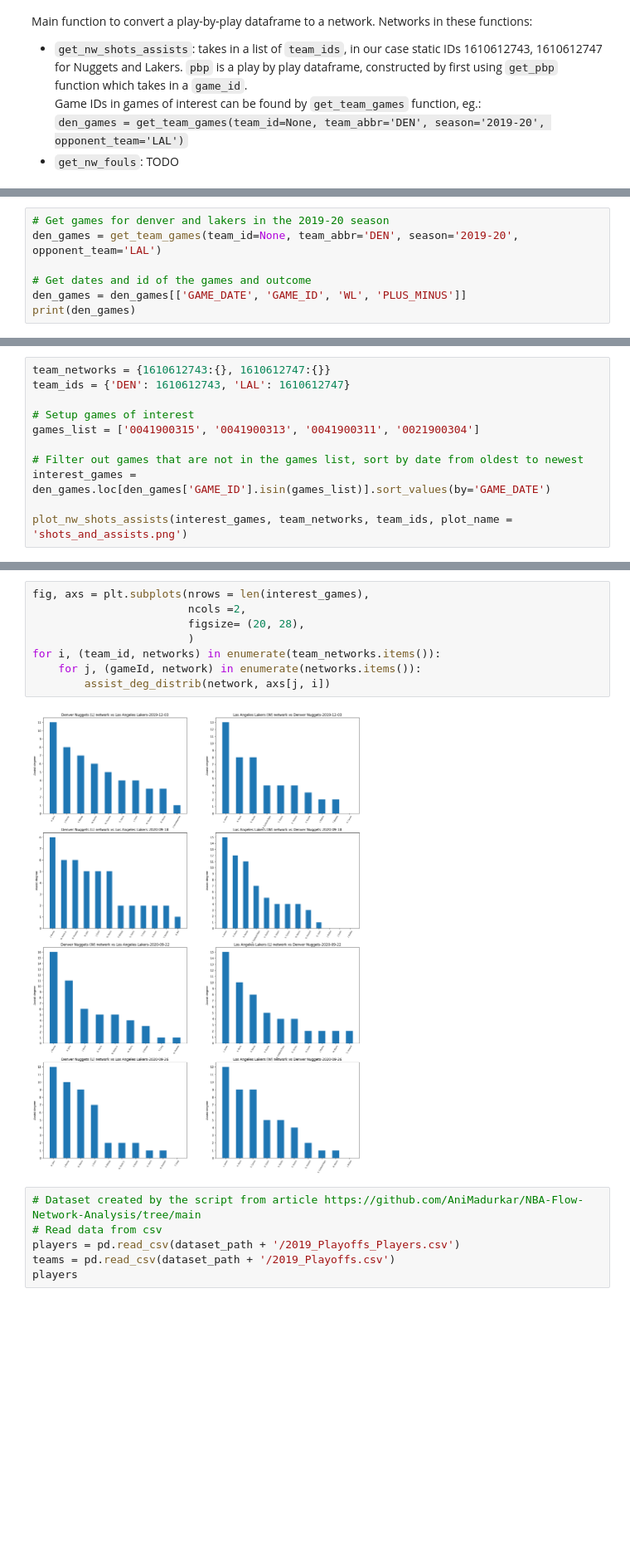
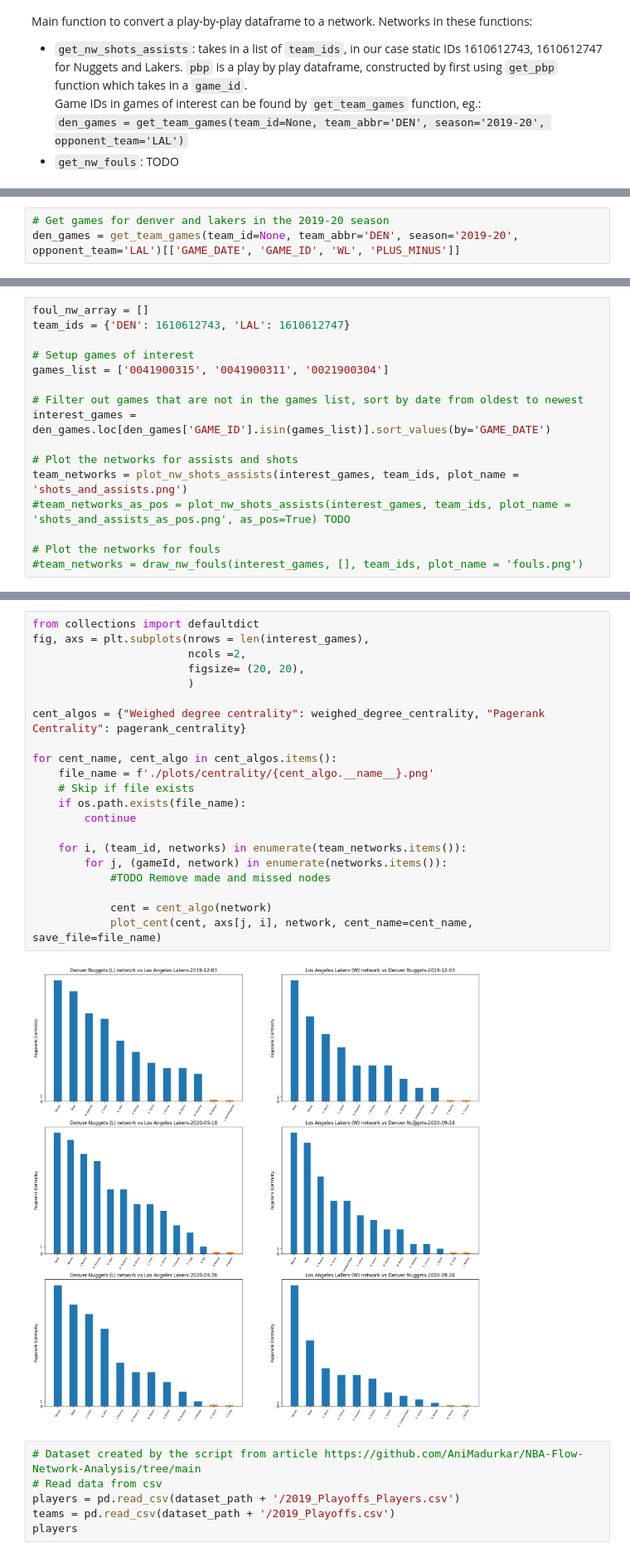
Before and after one commit to ZanKorosak/INAProject, a Jupyter notebook: main.ipynb, the cells around one changed output, grey strips where cells are left out. Shown at 83% size. Saved outputs shown, nothing was run; the diff lists cells and outputs as text; blank space fills up the shorter version.

Commit message:
Added pagerank and degree centrality visualizations. Updated some functions.

```diff
--- a/main.ipynb
+++ b/main.ipynb
@@ -356,7 +490,3 @@ def plot_nw_shots_assists(games_list_df, team_networks, team_ids, plot_name=''):
 # %%
 # Get games for denver and lakers in the 2019-20 season
-den_games = get_team_games(team_id=None, team_abbr='DEN', season='2019-20', opponent_team='LAL')
-
-# Get dates and id of the games and outcome
-den_games = den_games[['GAME_DATE', 'GAME_ID', 'WL', 'PLUS_MINUS']]
-print(den_games)
+den_games = get_team_games(team_id=None, team_abbr='DEN', season='2019-20', opponent_team='LAL')[['GAME_DATE', 'GAME_ID', 'WL', 'PLUS_MINUS']]
@@ -374,12 +493,17 @@ print(den_games)
 # %%
-team_networks = {1610612743:{}, 1610612747:{}}
+foul_nw_array = []
 team_ids = {'DEN': 1610612743, 'LAL': 1610612747}
 
 # Setup games of interest
-games_list = ['0041900315', '0041900313', '0041900311', '0021900304']
+games_list = ['0041900315', '0041900311', '0021900304']
 
 # Filter out games that are not in the games list, sort by date from oldest to newest
 interest_games = den_games.loc[den_games['GAME_ID'].isin(games_list)].sort_values(by='GAME_DATE')
 
-plot_nw_shots_assists(interest_games, team_networks, team_ids, plot_name = 'shots_and_assists.png')
+# Plot the networks for assists and shots
+team_networks = plot_nw_shots_assists(interest_games, team_ids, plot_name = 'shots_and_assists.png')
+#team_networks_as_pos = plot_nw_shots_assists(interest_games, team_ids, plot_name = 'shots_and_assists_as_pos.png', as_pos=True) TODO
+
+# Plot the networks for fouls
+#team_networks = draw_nw_fouls(interest_games, [], team_ids, plot_name = 'fouls.png')
 # %% [output]
@@ -459,13 +606,26 @@ def assist_deg_distrib(nw, ax):
 # %%
+from collections import defaultdict
 fig, axs = plt.subplots(nrows = len(interest_games),
                         ncols =2,
-                        figsize= (20, 28),
+                        figsize= (20, 20),
                         )
-for i, (team_id, networks) in enumerate(team_networks.items()):
-    for j, (gameId, network) in enumerate(networks.items()):
-        assist_deg_distrib(network, axs[j, i])
+
+cent_algos = {"Weighed degree centrality": weighed_degree_centrality, "Pagerank Centrality": pagerank_centrality}
+
+for cent_name, cent_algo in cent_algos.items():
+    file_name = f'./plots/centrality/{cent_algo.__name__}.png'
+    # Skip if file exists
+    if os.path.exists(file_name):
+        continue
+
+    for i, (team_id, networks) in enumerate(team_networks.items()):
+        for j, (gameId, network) in enumerate(networks.items()):
+            #TODO Remove made and missed nodes
+
+            cent = cent_algo(network)
+            plot_cent(cent, axs[j, i], network, cent_name=cent_name, save_file=file_name)
 # %% [output]
-[figure, old version]
+[figure, new version]
 # %%
 # Dataset created by the script from article https://github.com/AniMadurkar/NBA-Flow-Network-Analysis/tree/main
 # Read data from csv
```
Also changed, not shown: parts of 19 cells of this notebook, 2 other files.
